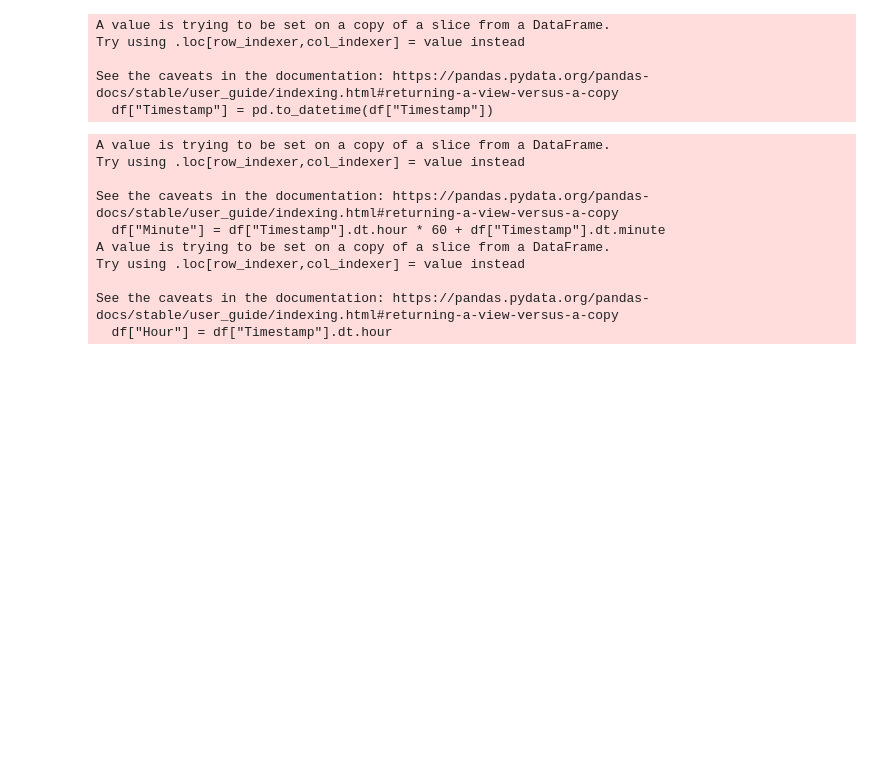
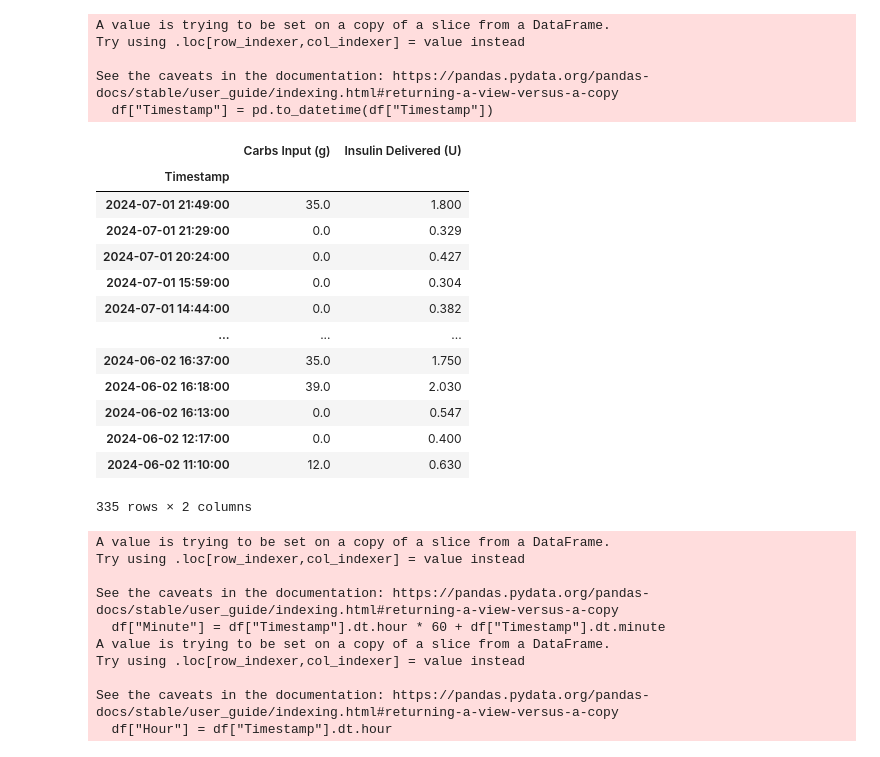
Before and after one commit to flagg2/hackjakbrno, a Jupyter notebook: bolus.ipynb, the cells around one changed output. Cells and saved outputs as stored; diff of their text form; code cells hidden in the pictures; blank space fills up the shorter version.

Commit message:
fix: sorting dataframes

```diff
--- a/bolus.ipynb
+++ b/bolus.ipynb
@@ -39,6 +39,24 @@ Try using .loc[row_indexer,col_indexer] = value instead
 
 See the caveats in the documentation: https://pandas.pydata.org/pandas-docs/stable/user_guide/indexing.html#returning-a-view-versus-a-copy
   df["Timestamp"] = pd.to_datetime(df["Timestamp"])
+# %%
+df = df.set_index("Timestamp")
+df
+# %% [output]
+|  | Carbs Input (g) | Insulin Delivered (U) |
+| Timestamp |  |  |
+| 2024-07-01 21:49:00 | 35.0 | 1.800 |
+| 2024-07-01 21:29:00 | 0.0 | 0.329 |
+| 2024-07-01 20:24:00 | 0.0 | 0.427 |
+| 2024-07-01 15:59:00 | 0.0 | 0.304 |
+| 2024-07-01 14:44:00 | 0.0 | 0.382 |
+| ... | ... | ... |
+| 2024-06-02 16:37:00 | 35.0 | 1.750 |
+| 2024-06-02 16:18:00 | 39.0 | 2.030 |
+| 2024-06-02 16:13:00 | 0.0 | 0.547 |
+| 2024-06-02 12:17:00 | 0.0 | 0.400 |
+| 2024-06-02 11:10:00 | 12.0 | 0.630 |
+335 rows × 2 columns
 # %%
 df["Minute"] = df["Timestamp"].dt.hour * 60 + df["Timestamp"].dt.minute
 df["Hour"] = df["Timestamp"].dt.hour
```
Also changed, not shown: 1 other file.
